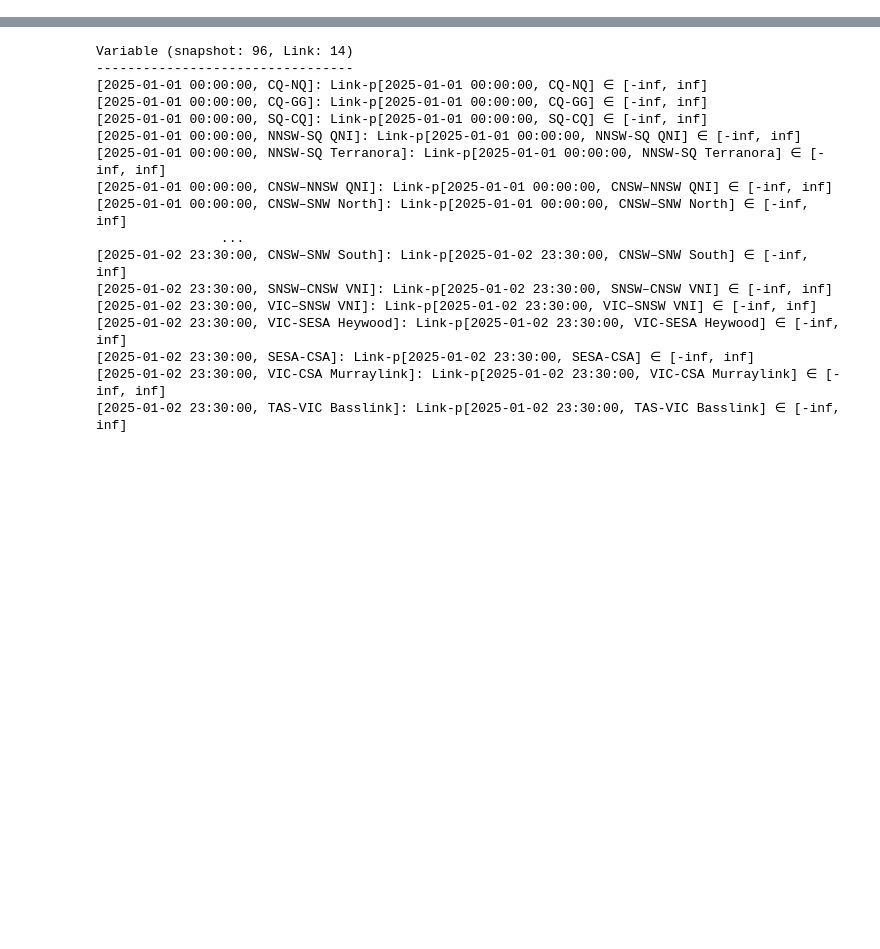
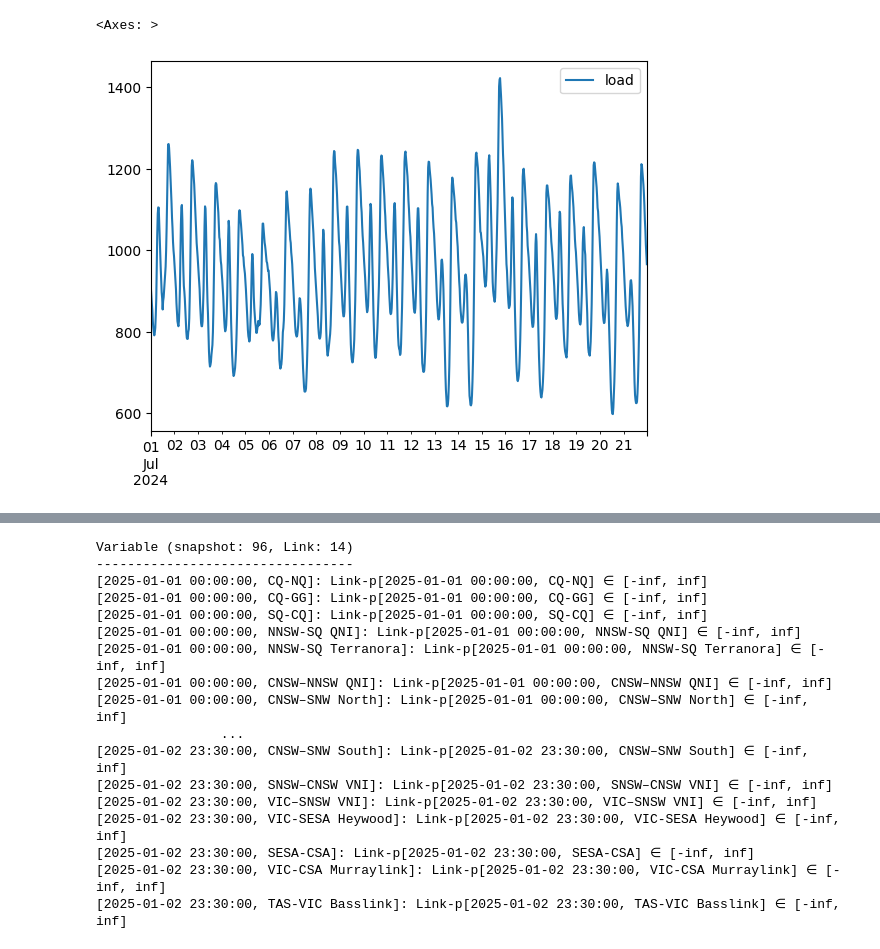
Before and after one commit to ArthurBond/AUS-CEM, a Jupyter notebook: scripts/build_test_network.ipynb, the cells around one changed output, grey strips where cells are left out. Saved outputs shown, nothing was run; the diff lists cells and outputs as text; code cells hidden in the pictures; blank space fills up the shorter version.

```diff
--- a/scripts/build_test_network.ipynb
+++ b/scripts/build_test_network.ipynb
@@ -499,0 +555,2 @@ network.statistics.optimal_capacity().div(1e3).sum().plot(kind="bar")
+# %%
+x = load.iloc[:48*7*3]
@@ -499,0 +575,5 @@ network.statistics.optimal_capacity().div(1e3).sum().plot(kind="bar")
+# %%
+x.plot()
+# %% [output]
+<Axes: >
+[figure, added]
```
Also changed, not shown: parts of 82 cells of this notebook, 3 other files.
